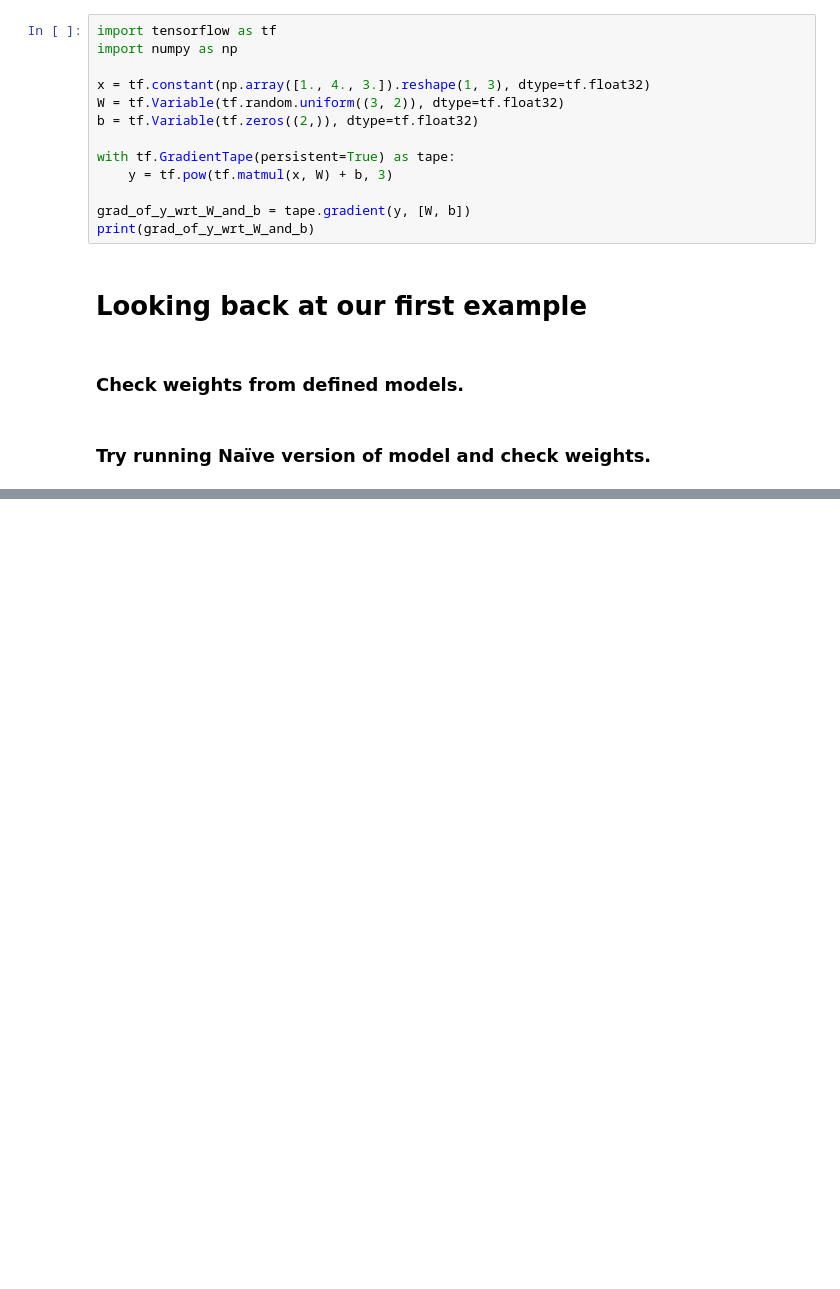
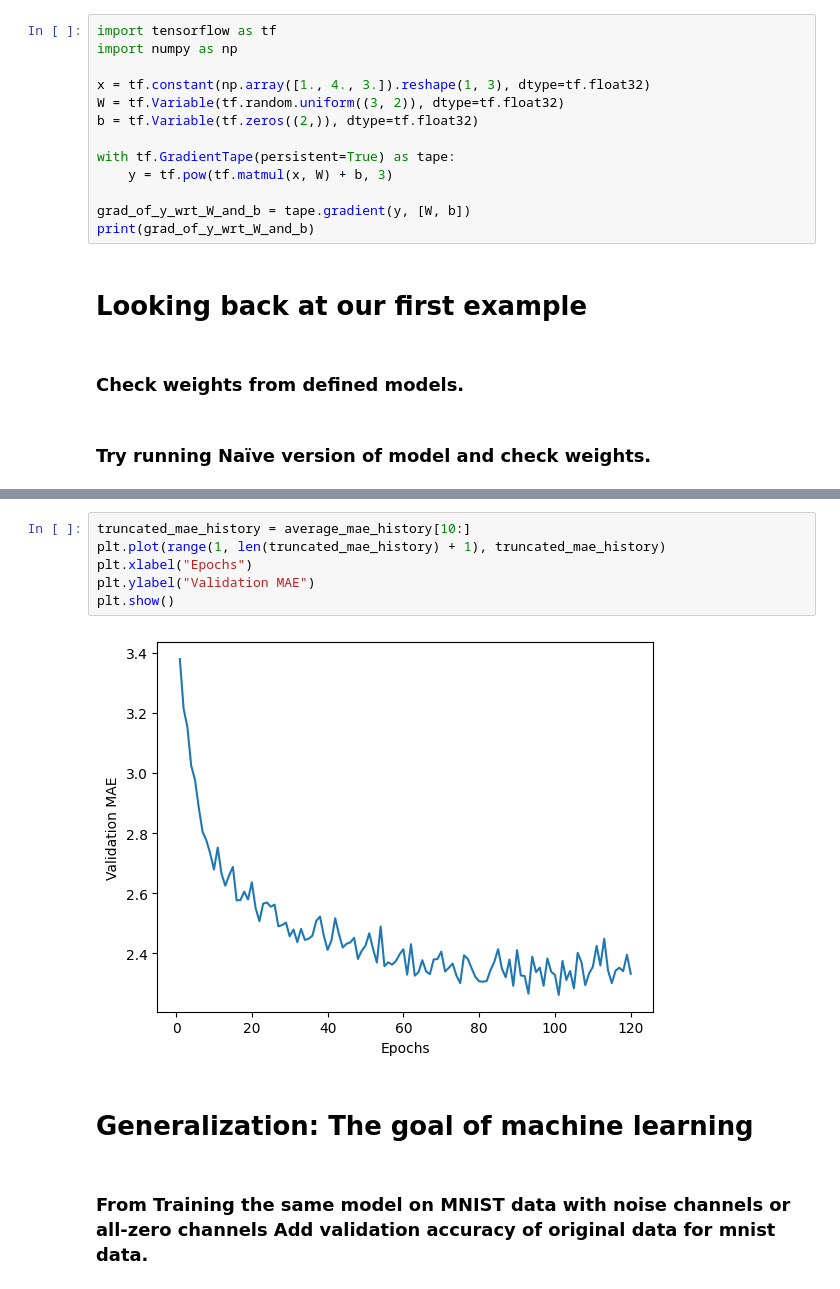
Before and after one commit to gilsu200/DL_study, a Jupyter notebook: Midterm.ipynb, the cells around one changed output, grey strips where cells are left out. Drawn from its saved outputs; the diff is of its cells as text; blank space fills up the shorter version.

```diff
--- a/Midterm.ipynb
+++ b/Midterm.ipynb
@@ -185,0 +511,12 @@ print(grad_of_y_wrt_W_and_b)
+# %%
+truncated_mae_history = average_mae_history[10:]
+plt.plot(range(1, len(truncated_mae_history) + 1), truncated_mae_history)
+plt.xlabel("Epochs")
+plt.ylabel("Validation MAE")
+plt.show()
+# %% [output]
+[figure, added]
+# %% [markdown]
+# Generalization: The goal of machine learning
+# %% [markdown]
+### From Training the same model on MNIST data with noise channels or all-zero channels Add validation accuracy of original data for mnist data.
```
Also changed, not shown: parts of 68 cells of this notebook.
